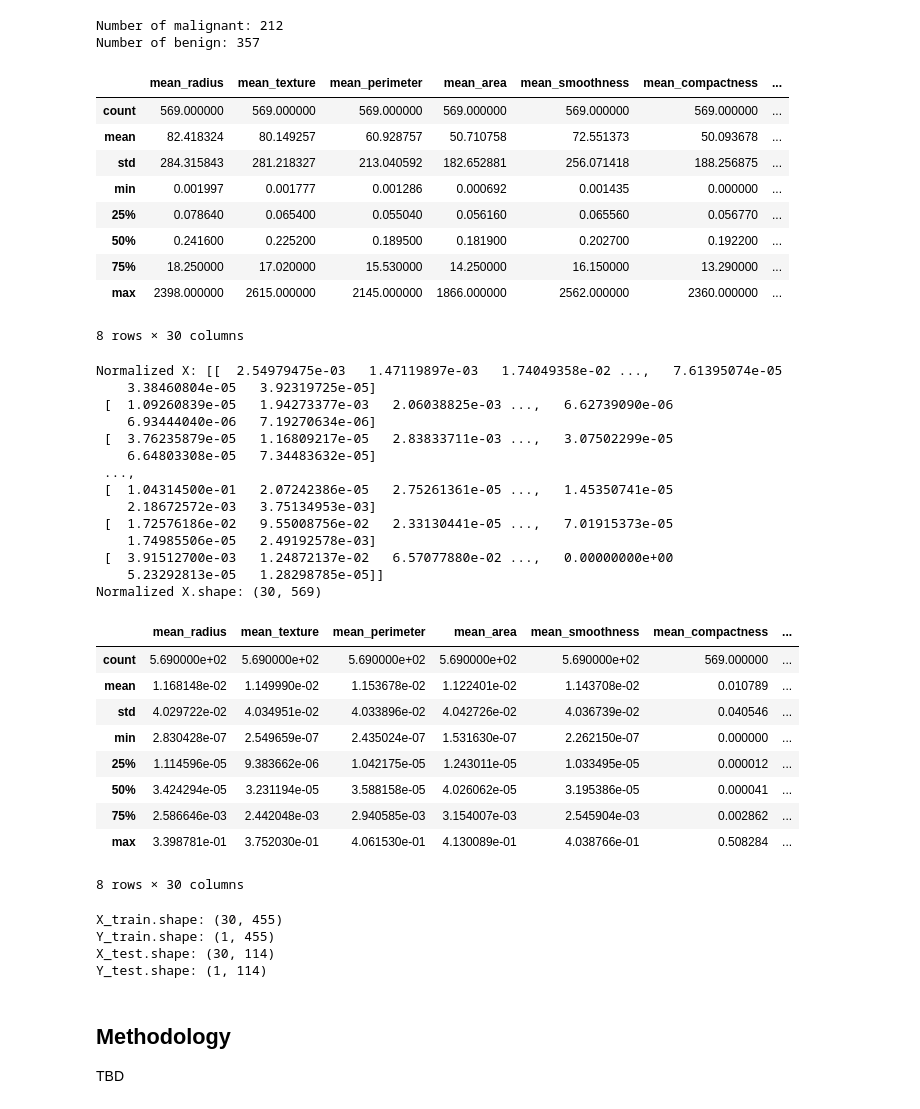
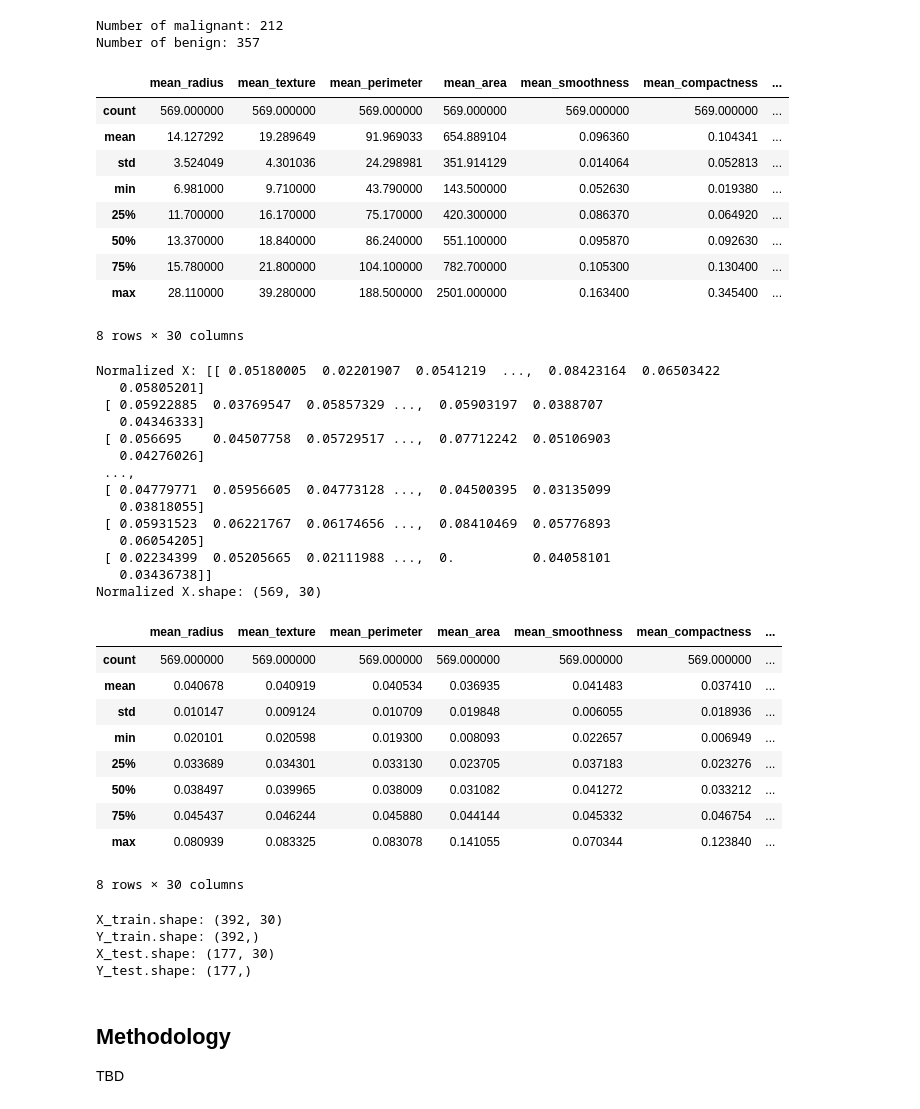
Before and after one commit to bowen0701/gpml, a Jupyter notebook: notebook/logistic_reg.ipynb, the cells around one changed output. Cells and saved outputs as stored; diff of their text form; code cells hidden in the pictures.

```diff
--- a/notebook/logistic_reg.ipynb
+++ b/notebook/logistic_reg.ipynb
@@ -36,7 +36,7 @@ TRAIN_PERCENT = 0.8
 features = bc_data.get('feature_names')
 features = ['_'.join(x.split()) for x in features]
 X = bc_data.get('data')
-X = X.reshape((X.shape[1], X.shape[0]))
+# X = X.reshape((X.shape[1], X.shape[0]))
 
 print('feature_names: \n{}'.format(features))
 print('X: \n{}'.format(X))
@@ -100,16 +99,16 @@ Number of malignant: 212
 Number of benign: 357
 # %%
 # EDA for feature matrix.
-pd.DataFrame(X.T, columns=features).describe()
+pd.DataFrame(X, columns=features).describe()
 # %% [output]
 |  | mean_radius | mean_texture | mean_perimeter | mean_area | mean_smoothness | mean_compactness | ... |
 | count | 569.000000 | 569.000000 | 569.000000 | 569.000000 | 569.000000 | 569.000000 | ... |
-| mean | 82.418324 | 80.149257 | 60.928757 | 50.710758 | 72.551373 | 50.093678 | ... |
-| std | 284.315843 | 281.218327 | 213.040592 | 182.652881 | 256.071418 | 188.256875 | ... |
-| min | 0.001997 | 0.001777 | 0.001286 | 0.000692 | 0.001435 | 0.000000 | ... |
-| 25% | 0.078640 | 0.065400 | 0.055040 | 0.056160 | 0.065560 | 0.056770 | ... |
-| 50% | 0.241600 | 0.225200 | 0.189500 | 0.181900 | 0.202700 | 0.192200 | ... |
-| 75% | 18.250000 | 17.020000 | 15.530000 | 14.250000 | 16.150000 | 13.290000 | ... |
-| max | 2398.000000 | 2615.000000 | 2145.000000 | 1866.000000 | 2562.000000 | 2360.000000 | ... |
+| mean | 14.127292 | 19.289649 | 91.969033 | 654.889104 | 0.096360 | 0.104341 | ... |
+| std | 3.524049 | 4.301036 | 24.298981 | 351.914129 | 0.014064 | 0.052813 | ... |
+| min | 6.981000 | 9.710000 | 43.790000 | 143.500000 | 0.052630 | 0.019380 | ... |
+| 25% | 11.700000 | 16.170000 | 75.170000 | 420.300000 | 0.086370 | 0.064920 | ... |
+| 50% | 13.370000 | 18.840000 | 86.240000 | 551.100000 | 0.095870 | 0.092630 | ... |
+| 75% | 15.780000 | 21.800000 | 104.100000 | 782.700000 | 0.105300 | 0.130400 | ... |
+| max | 28.110000 | 39.280000 | 188.500000 | 2501.000000 | 0.163400 | 0.345400 | ... |
 8 rows × 30 columns
 # %%
@@ -138,50 +137,50 @@ print('Normalized X: {}'.format(X))
 print('Normalized X.shape: {}'.format(X.shape))
 
 # EDA for normalized feature matrix.
-pd.DataFrame(X.T, columns=features).describe()
+pd.DataFrame(X, columns=features).describe()
 # %% [output]
-Normalized X: [[  2.54979475e-03   1.47119897e-03   1.74049358e-02 ...,   7.61395074e-05
-    3.38460804e-05   3.92319725e-05]
- [  1.09260839e-05   1.94273377e-03   2.06038825e-03 ...,   6.62739090e-06
-    6.93444040e-06   7.19270634e-06]
- [  3.76235879e-05   1.16809217e-05   2.83833711e-03 ...,   3.07502299e-05
-    6.64803308e-05   7.34483632e-05]
+Normalized X: [[ 0.05180005  0.02201907  0.0541219  ...,  0.08423164  0.06503422
+   0.05805201]
+ [ 0.05922885  0.03769547  0.05857329 ...,  0.05903197  0.0388707
+   0.04346333]
+ [ 0.056695    0.04507758  0.05729517 ...,  0.07712242  0.05106903
+   0.04276026]
  ...,
- [  1.04314500e-01   2.07242386e-05   2.75261361e-05 ...,   1.45350741e-05
-    2.18672572e-03   3.75134953e-03]
- [  1.72576186e-02   9.55008756e-02   2.33130441e-05 ...,   7.01915373e-05
-    1.74985506e-05   2.49192578e-03]
- [  3.91512700e-03   1.24872137e-02   6.57077880e-02 ...,   0.00000000e+00
-    5.23292813e-05   1.28298785e-05]]
-Normalized X.shape: (30, 569)
+ [ 0.04779771  0.05956605  0.04773128 ...,  0.04500395  0.03135099
+   0.03818055]
+ [ 0.05931523  0.06221767  0.06174656 ...,  0.08410469  0.05776893
+   0.06054205]
+ [ 0.02234399  0.05205665  0.02111988 ...,  0.          0.04058101
+   0.03436738]]
+Normalized X.shape: (569, 30)
 |  | mean_radius | mean_texture | mean_perimeter | mean_area | mean_smoothness | mean_compactness | ... |
-| count | 5.690000e+02 | 5.690000e+02 | 5.690000e+02 | 5.690000e+02 | 5.690000e+02 | 569.000000 | ... |
-| mean | 1.168148e-02 | 1.149990e-02 | 1.153678e-02 | 1.122401e-02 | 1.143708e-02 | 0.010789 | ... |
-| std | 4.029722e-02 | 4.034951e-02 | 4.033896e-02 | 4.042726e-02 | 4.036739e-02 | 0.040546 | ... |
-| min | 2.830428e-07 | 2.549659e-07 | 2.435024e-07 | 1.531630e-07 | 2.262150e-07 | 0.000000 | ... |
-| 25% | 1.114596e-05 | 9.383662e-06 | 1.042175e-05 | 1.243011e-05 | 1.033495e-05 | 0.000012 | ... |
-| 50% | 3.424294e-05 | 3.231194e-05 | 3.588158e-05 | 4.026062e-05 | 3.195386e-05 | 0.000041 | ... |
-| 75% | 2.586646e-03 | 2.442048e-03 | 2.940585e-03 | 3.154007e-03 | 2.545904e-03 | 0.002862 | ... |
-| max | 3.398781e-01 | 3.752030e-01 | 4.061530e-01 | 4.130089e-01 | 4.038766e-01 | 0.508284 | ... |
+| count | 569.000000 | 569.000000 | 569.000000 | 569.000000 | 569.000000 | 569.000000 | ... |
+| mean | 0.040678 | 0.040919 | 0.040534 | 0.036935 | 0.041483 | 0.037410 | ... |
+| std | 0.010147 | 0.009124 | 0.010709 | 0.019848 | 0.006055 | 0.018936 | ... |
+| min | 0.020101 | 0.020598 | 0.019300 | 0.008093 | 0.022657 | 0.006949 | ... |
+| 25% | 0.033689 | 0.034301 | 0.033130 | 0.023705 | 0.037183 | 0.023276 | ... |
+| 50% | 0.038497 | 0.039965 | 0.038009 | 0.031082 | 0.041272 | 0.033212 | ... |
+| 75% | 0.045437 | 0.046244 | 0.045880 | 0.044144 | 0.045332 | 0.046754 | ... |
+| max | 0.080939 | 0.083325 | 0.083078 | 0.141055 | 0.070344 | 0.123840 | ... |
 8 rows × 30 columns
 # %%
 np.random.seed(RANDOM_SEED)
-train_flag = np.random.rand(X.shape[1]) < TRAIN_PERCENT
+train_flag = np.random.rand(X.shape[0]) < TRAIN_PERCENT
 
-X_train = X[:, train_flag]
-Y_train = Y[:, train_flag]
-X_test = X[:, ~train_flag]
-Y_test = Y[:, ~train_flag]
+X_train = X[train_flag]
+Y_train = Y[train_flag]
+X_test = X[~train_flag]
+Y_test = Y[~train_flag]
 
 print('X_train.shape: {}'.format(X_train.shape))
 print('Y_train.shape: {}'.format(Y_train.shape))
 print('X_test.shape: {}'.format(X_test.shape))
 print('Y_test.shape: {}'.format(Y_test.shape))
 # %% [output]
-X_train.shape: (30, 455)
-Y_train.shape: (1, 455)
-X_test.shape: (30, 114)
-Y_test.shape: (1, 114)
+X_train.shape: (392, 30)
+Y_train.shape: (392,)
+X_test.shape: (177, 30)
+Y_test.shape: (177,)
 # %% [markdown]
 ## Methodology
 
```
Also changed, not shown: parts of 11 cells of this notebook.
